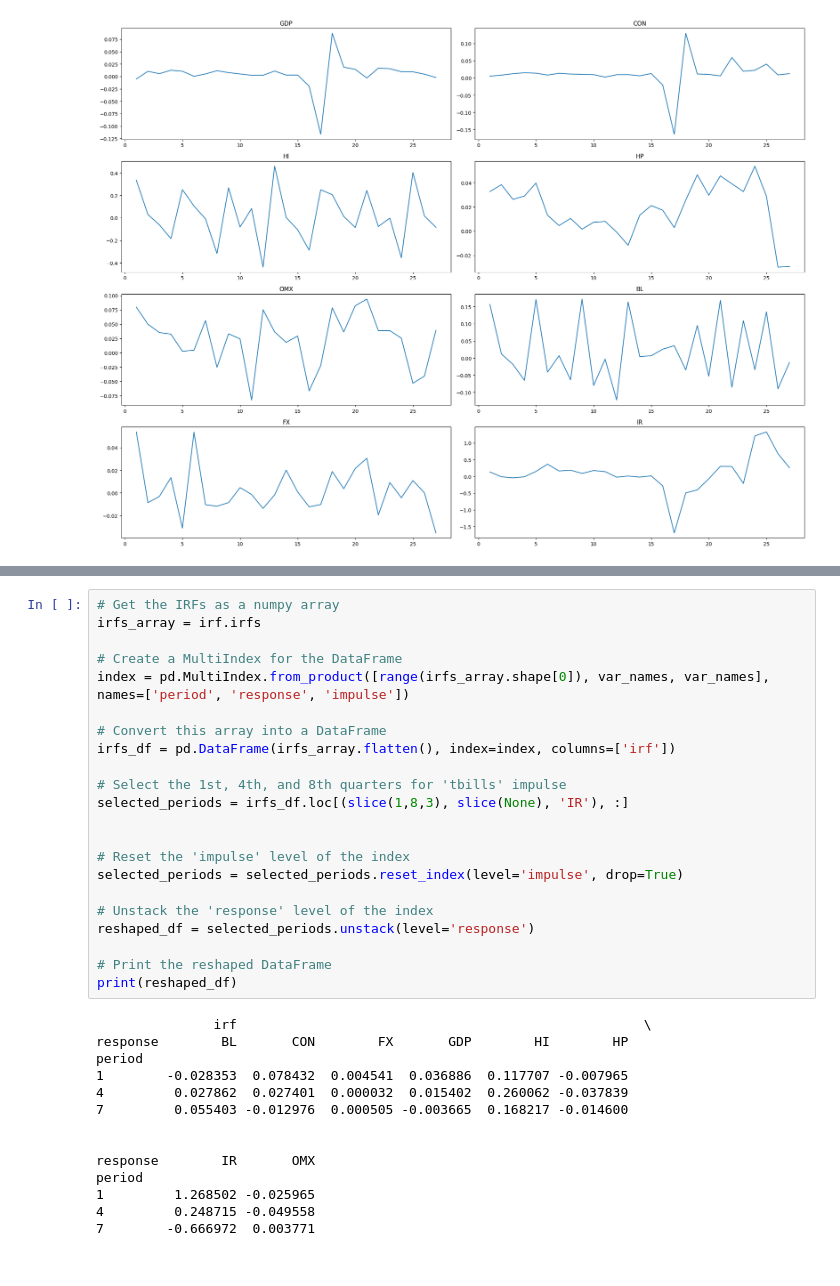
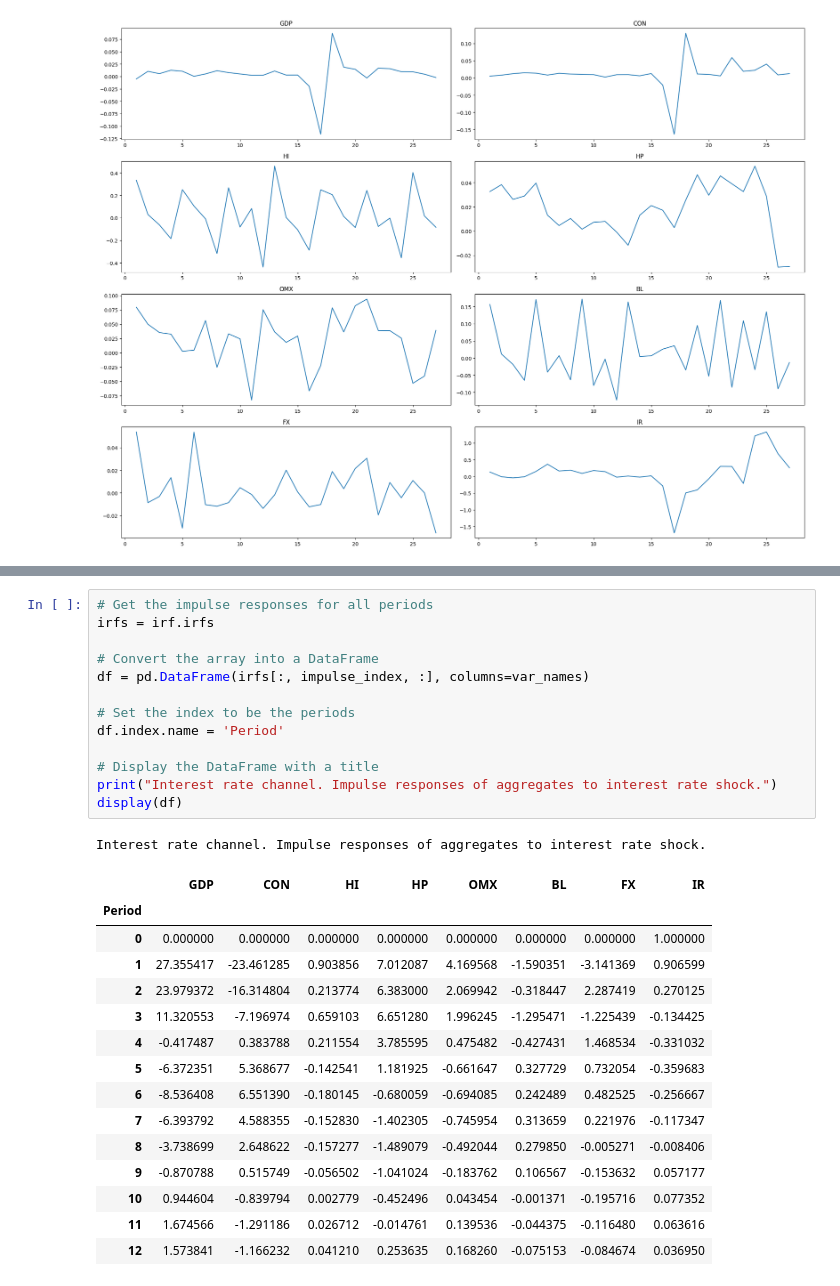
Before and after one commit to anahatkc/DataProject_526, a Jupyter notebook: data_chanya.ipynb, the cells around one changed output, grey strips where cells are left out. Drawn from its saved outputs; the diff is of its cells as text.

```diff
--- a/data_chanya.ipynb
+++ b/data_chanya.ipynb
@@ -311,39 +324,33 @@ plt.show()
-# %%
-# Get the IRFs as a numpy array
-irfs_array = irf.irfs
-
-# Create a MultiIndex for the DataFrame
-index = pd.MultiIndex.from_product([range(irfs_array.shape[0]), var_names, var_names], names=['period', 'response', 'impulse'])
-
-# Convert this array into a DataFrame
-irfs_df = pd.DataFrame(irfs_array.flatten(), index=index, columns=['irf'])
-
-# Select the 1st, 4th, and 8th quarters for 'tbills' impulse
-selected_periods = irfs_df.loc[(slice(1,8,3), slice(None), 'IR'), :]
-
-
-# Reset the 'impulse' level of the index
-selected_periods = selected_periods.reset_index(level='impulse', drop=True)
-
-# Unstack the 'response' level of the index
-reshaped_df = selected_periods.unstack(level='response')
-
-# Print the reshaped DataFrame
-print(reshaped_df)
-# %% [output]
-               irf                                                    \
-response        BL       CON        FX       GDP        HI        HP
-period
-1        -0.028353  0.078432  0.004541  0.036886  0.117707 -0.007965
-4         0.027862  0.027401  0.000032  0.015402  0.260062 -0.037839
-7         0.055403 -0.012976  0.000505 -0.003665  0.168217 -0.014600
-
-
-response        IR       OMX
-period
-1         1.268502 -0.025965
-4         0.248715 -0.049558
-7        -0.666972  0.003771
+# %%
+# Get the impulse responses for all periods
+irfs = irf.irfs
+
+# Convert the array into a DataFrame
+df = pd.DataFrame(irfs[:, impulse_index, :], columns=var_names)
+
+# Set the index to be the periods
+df.index.name = 'Period'
+
+# Display the DataFrame with a title
+print("Interest rate channel. Impulse responses of aggregates to interest rate shock.")
+display(df)
+# %% [output]
+Interest rate channel. Impulse responses of aggregates to interest rate shock.
+|  | GDP | CON | HI | HP | OMX | BL | FX | IR |
+| Period |  |  |  |  |  |  |  |  |
+| 0 | 0.000000 | 0.000000 | 0.000000 | 0.000000 | 0.000000 | 0.000000 | 0.000000 | 1.000000 |
+| 1 | 27.355417 | -23.461285 | 0.903856 | 7.012087 | 4.169568 | -1.590351 | -3.141369 | 0.906599 |
+| 2 | 23.979372 | -16.314804 | 0.213774 | 6.383000 | 2.069942 | -0.318447 | 2.287419 | 0.270125 |
+| 3 | 11.320553 | -7.196974 | 0.659103 | 6.651280 | 1.996245 | -1.295471 | -1.225439 | -0.134425 |
+| 4 | -0.417487 | 0.383788 | 0.211554 | 3.785595 | 0.475482 | -0.427431 | 1.468534 | -0.331032 |
+| 5 | -6.372351 | 5.368677 | -0.142541 | 1.181925 | -0.661647 | 0.327729 | 0.732054 | -0.359683 |
+| 6 | -8.536408 | 6.551390 | -0.180145 | -0.680059 | -0.694085 | 0.242489 | 0.482525 | -0.256667 |
+| 7 | -6.393792 | 4.588355 | -0.152830 | -1.402305 | -0.745954 | 0.313659 | 0.221976 | -0.117347 |
+| 8 | -3.738699 | 2.648622 | -0.157277 | -1.489079 | -0.492044 | 0.279850 | -0.005271 | -0.008406 |
+| 9 | -0.870788 | 0.515749 | -0.056502 | -1.041024 | -0.183762 | 0.106567 | -0.153632 | 0.057177 |
+| 10 | 0.944604 | -0.839794 | 0.002779 | -0.452496 | 0.043454 | -0.001371 | -0.195716 | 0.077352 |
+| 11 | 1.674566 | -1.291186 | 0.026712 | -0.014761 | 0.139536 | -0.044375 | -0.116480 | 0.063616 |
+| 12 | 1.573841 | -1.166232 | 0.041210 | 0.253635 | 0.168260 | -0.075153 | -0.084674 | 0.036950 |
 # %%
 # Get the list of variable names in the model
 var_names = ['GDP', 'CON', 'HI', 'HP', 'OMX', 'BL', 'FX', 'IR']
```
Also changed, not shown: parts of 9 cells of this notebook, 2 other files.
